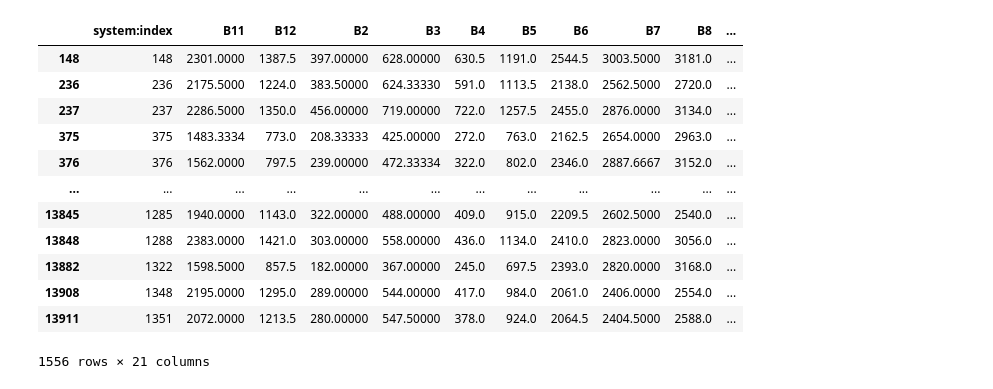
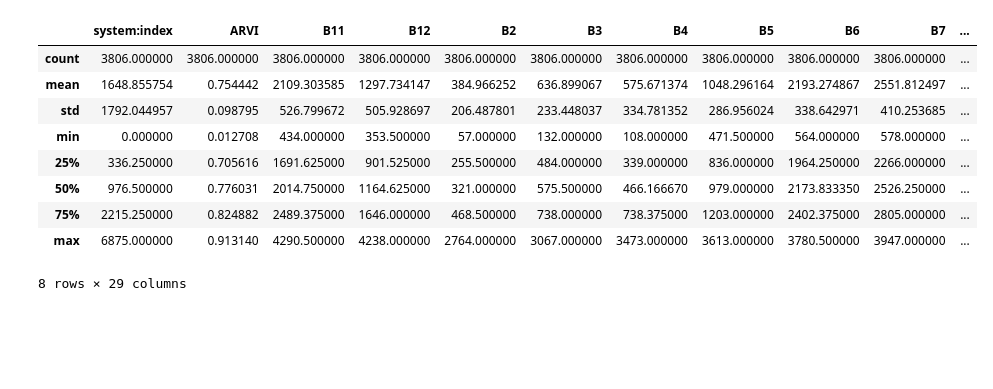
Before and after one commit to FacuBoladeras/BiomassEstimate, a Jupyter notebook: ModelGEE.ipynb, the cells around one changed output. Saved outputs shown, nothing was run; the diff lists cells and outputs as text; code cells hidden in the pictures; blank space fills up the shorter version.

```diff
--- a/ModelGEE.ipynb
+++ b/ModelGEE.ipynb
@@ -47,6 +18,32 @@ df_combined
+# %%
+import os
+
+def combine_csv_files(folder_path):
+    # Lista para almacenar todos los DataFrames
+    df_list = []
+
+    # Recorrer todos los archivos en la carpeta
+    for filename in os.listdir(folder_path):
+        if filename.endswith(".csv"):
+            file_path = os.path.join(folder_path, filename)
+            # Leer cada archivo CSV y agregarlo a la lista
+            df = pd.read_csv(file_path)
+            df_list.append(df)
+
+    # Combinar todos los DataFrames en uno solo
+    combined_df = pd.concat(df_list, ignore_index=True)
+
+    return combined_df
+
+# Ejemplo de uso
+folder_path = 'C://Users//Facu//Downloads//EarthEngine'
+combined_df = combine_csv_files(folder_path)
+# combined_df.to_csv("RF_data.csv", index=False)
 # %%
 # Calcular la nueva columna 'threshold'
-df_combined['threshold'] = (df_combined['agbd_t_se'] / df_combined['agbd']) * 100
+# Calcular la nueva columna 'threshold'
+combined_df['threshold'] = (combined_df['agbd_se'] / combined_df['agbd']) * 100
+# combined_df = combined_df.loc[combined_df['Slope'] <= 25]
 
-df_combined
+combined_df.info()
 # %% [output]
@@ -66,20 +67,17 @@ df_combined
 # %%
 # Filtrar los datos cuyo valor en la columna 'threshold' sea menor que 50
-df_filtered = df_combined[df_combined['threshold'] < 50]
+df_filtered = combined_df[combined_df['threshold'] < 50]
 
 # Mostrar las primeras filas del DataFrame filtrado para verificar
-df_filtered
+df_filtered.describe()
 # %% [output]
-|  | system:index | B11 | B12 | B2 | B3 | B4 | B5 | B6 | B7 | B8 | ... |
-| 148 | 148 | 2301.0000 | 1387.5 | 397.00000 | 628.00000 | 630.5 | 1191.0 | 2544.5 | 3003.5000 | 3181.0 | ... |
-| 236 | 236 | 2175.5000 | 1224.0 | 383.50000 | 624.33330 | 591.0 | 1113.5 | 2138.0 | 2562.5000 | 2720.0 | ... |
-| 237 | 237 | 2286.5000 | 1350.0 | 456.00000 | 719.00000 | 722.0 | 1257.5 | 2455.0 | 2876.0000 | 3134.0 | ... |
-| 375 | 375 | 1483.3334 | 773.0 | 208.33333 | 425.00000 | 272.0 | 763.0 | 2162.5 | 2654.0000 | 2963.0 | ... |
-| 376 | 376 | 1562.0000 | 797.5 | 239.00000 | 472.33334 | 322.0 | 802.0 | 2346.0 | 2887.6667 | 3152.0 | ... |
-| ... | ... | ... | ... | ... | ... | ... | ... | ... | ... | ... | ... |
-| 13845 | 1285 | 1940.0000 | 1143.0 | 322.00000 | 488.00000 | 409.0 | 915.0 | 2209.5 | 2602.5000 | 2540.0 | ... |
-| 13848 | 1288 | 2383.0000 | 1421.0 | 303.00000 | 558.00000 | 436.0 | 1134.0 | 2410.0 | 2823.0000 | 3056.0 | ... |
-| 13882 | 1322 | 1598.5000 | 857.5 | 182.00000 | 367.00000 | 245.0 | 697.5 | 2393.0 | 2820.0000 | 3168.0 | ... |
-| 13908 | 1348 | 2195.0000 | 1295.0 | 289.00000 | 544.00000 | 417.0 | 984.0 | 2061.0 | 2406.0000 | 2554.0 | ... |
-| 13911 | 1351 | 2072.0000 | 1213.5 | 280.00000 | 547.50000 | 378.0 | 924.0 | 2064.5 | 2404.5000 | 2588.0 | ... |
+|  | system:index | ARVI | B11 | B12 | B2 | B3 | B4 | B5 | B6 | B7 | ... |
+| count | 3806.000000 | 3806.000000 | 3806.000000 | 3806.000000 | 3806.000000 | 3806.000000 | 3806.000000 | 3806.000000 | 3806.000000 | 3806.000000 | ... |
+| mean | 1648.855754 | 0.754442 | 2109.303585 | 1297.734147 | 384.966252 | 636.899067 | 575.671374 | 1048.296164 | 2193.274867 | 2551.812497 | ... |
+| std | 1792.044957 | 0.098795 | 526.799672 | 505.928697 | 206.487801 | 233.448037 | 334.781352 | 286.956024 | 338.642971 | 410.253685 | ... |
+| min | 0.000000 | 0.012708 | 434.000000 | 353.500000 | 57.000000 | 132.000000 | 108.000000 | 471.500000 | 564.000000 | 578.000000 | ... |
+| 25% | 336.250000 | 0.705616 | 1691.625000 | 901.525000 | 255.500000 | 484.000000 | 339.000000 | 836.000000 | 1964.250000 | 2266.000000 | ... |
+| 50% | 976.500000 | 0.776031 | 2014.750000 | 1164.625000 | 321.000000 | 575.500000 | 466.166670 | 979.000000 | 2173.833350 | 2526.250000 | ... |
+| 75% | 2215.250000 | 0.824882 | 2489.375000 | 1646.000000 | 468.500000 | 738.000000 | 738.375000 | 1203.000000 | 2402.375000 | 2805.000000 | ... |
+| max | 6875.000000 | 0.913140 | 4290.500000 | 4238.000000 | 2764.000000 | 3067.000000 | 3473.000000 | 3613.000000 | 3780.500000 | 3947.000000 | ... |
-1556 rows × 21 columns
+8 rows × 29 columns
```
Also changed, not shown: parts of 18 cells of this notebook, 3 other files.
